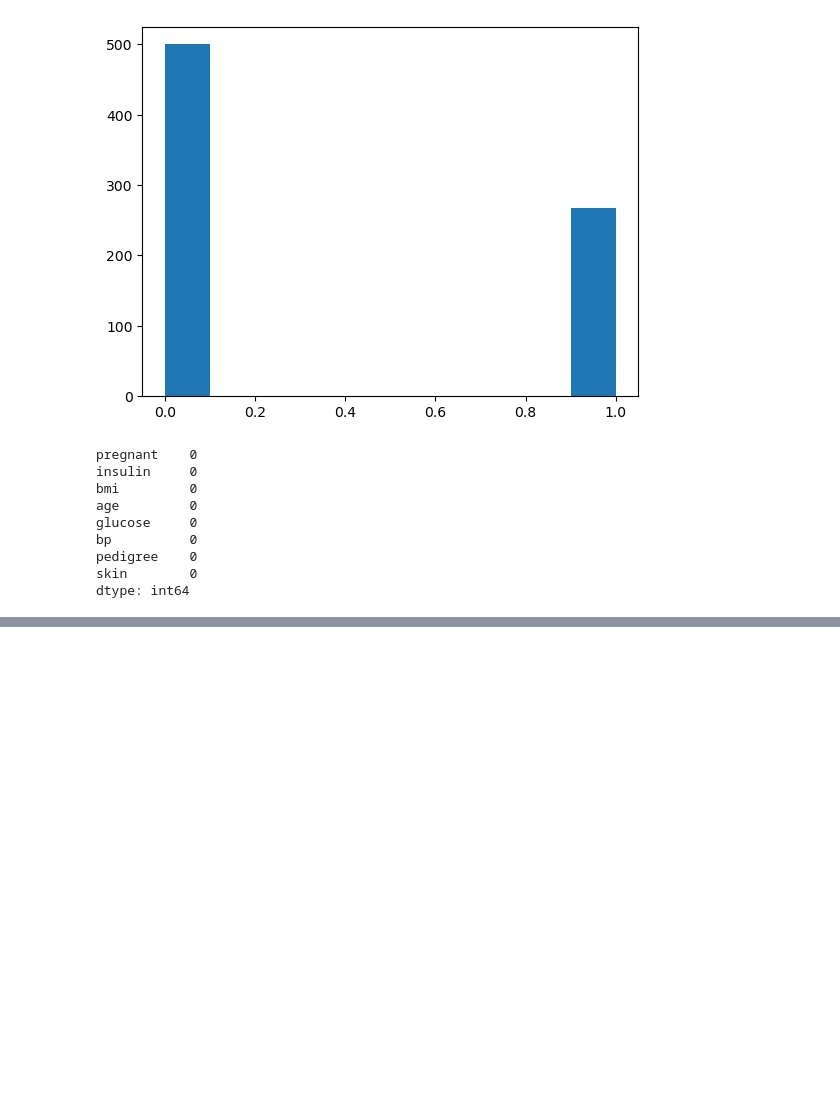
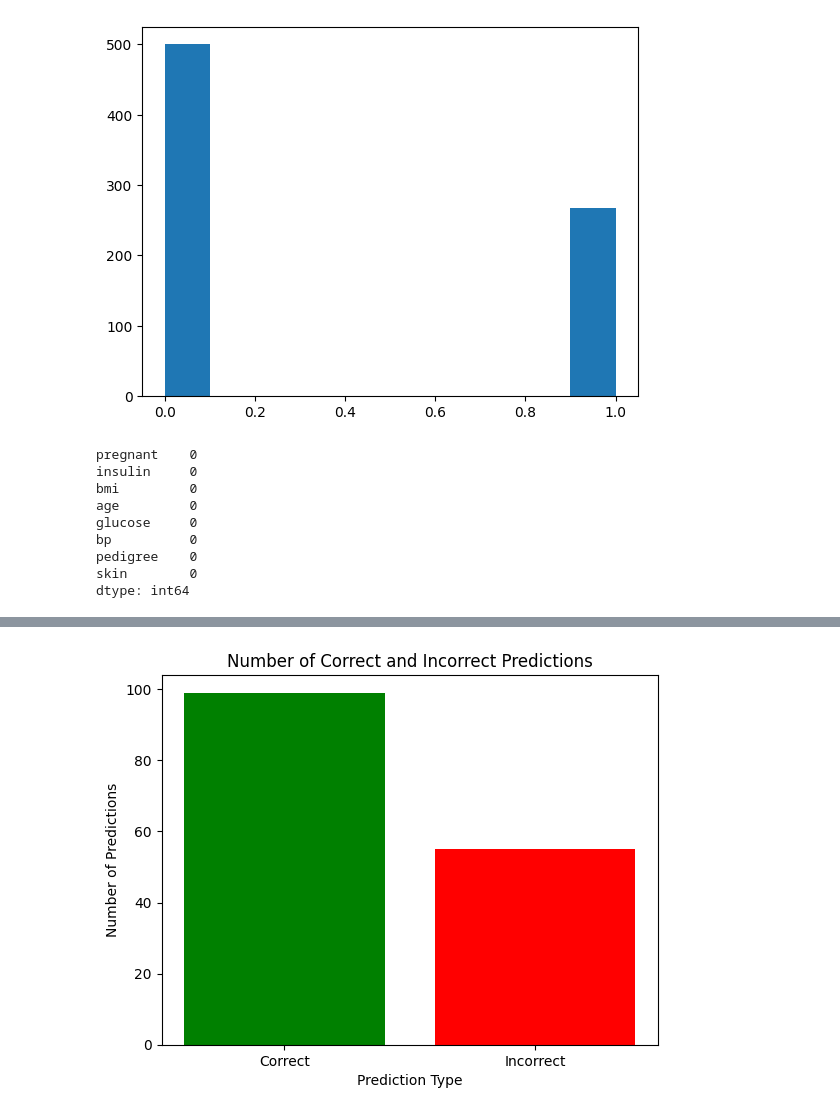
Before and after one commit to srikary12/deeplearning.info, a Jupyter notebook: Workbooks/logisticRegression.ipynb, the cells around one changed output, grey strips where cells are left out. Drawn from its saved outputs; the diff is of its cells as text; code cells hidden in the pictures; blank space fills up the shorter version.

```diff
--- a/Workbooks/logisticRegression.ipynb
+++ b/Workbooks/logisticRegression.ipynb
@@ -148,4 +185,4 @@ class LogisticRegression:
 # %%
 from sklearn.model_selection import train_test_split
 # %%
-X_train, X_test, y_train, y_test = train_test_split(X,y, test_size=0.2)
+X_train, X_test, y_train, y_test = train_test_split(df, y, test_size=0.2)
@@ -184,0 +191,5 @@ class LogisticRegression:
+# %%
+logreg = LogisticRegression()
+# %%
+logreg.fit(X_train, y_train)
+y_pred = logreg.predict(X_test)
@@ -184,0 +217,16 @@ class LogisticRegression:
+# %%
+import matplotlib.pyplot as plt
+
+correct_predictions = (y_pred == y_test).sum()
+incorrect_predictions = (y_pred != y_test).sum()
+
+labels = ['Correct', 'Incorrect']
+values = [correct_predictions, incorrect_predictions]
+
+plt.bar(labels, values, color=['green', 'red'])
+plt.xlabel('Prediction Type')
+plt.ylabel('Number of Predictions')
+plt.title('Number of Correct and Incorrect Predictions')
+plt.show()
+# %% [output]
+[figure, added]
```
Also changed, not shown: parts of 17 cells of this notebook, 11 other files.
